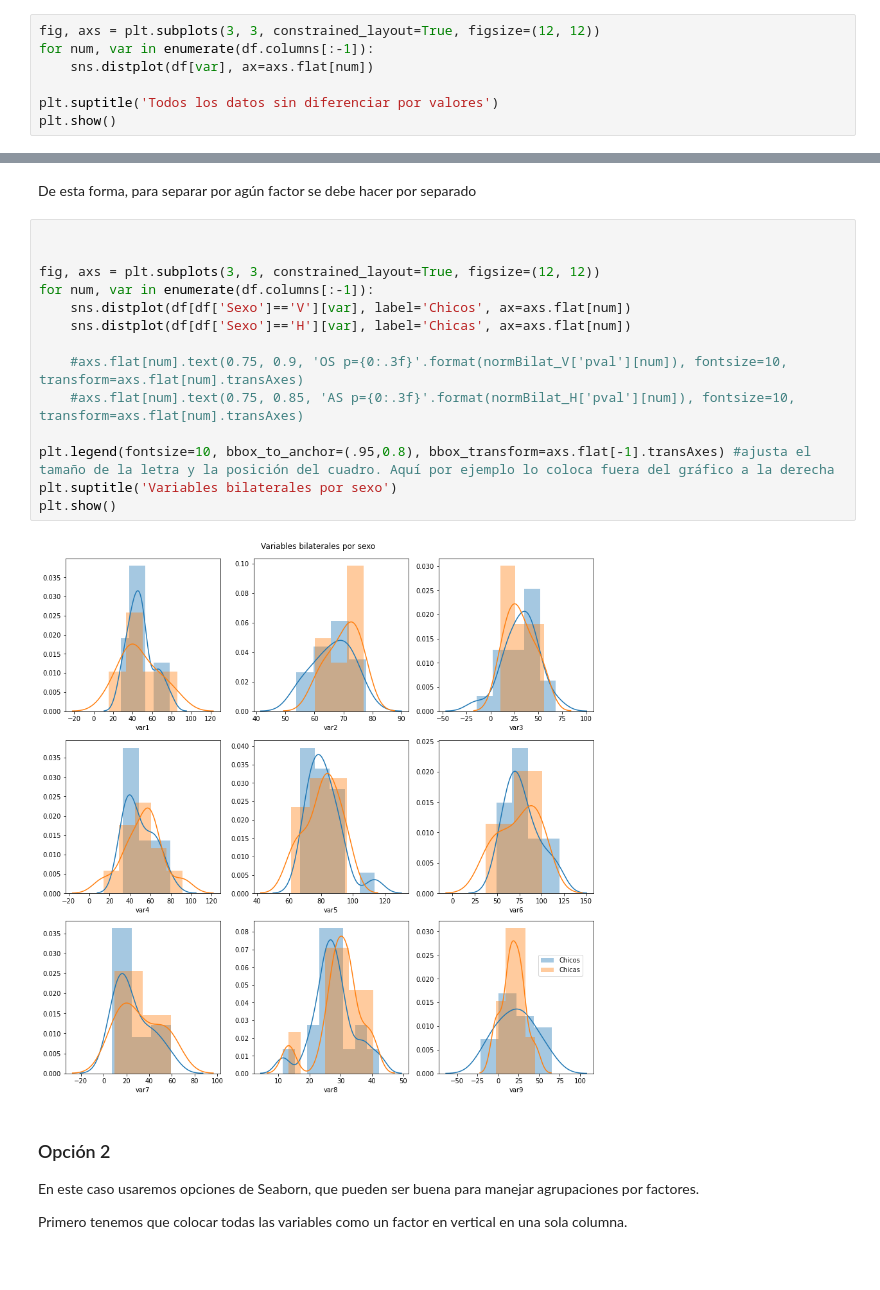
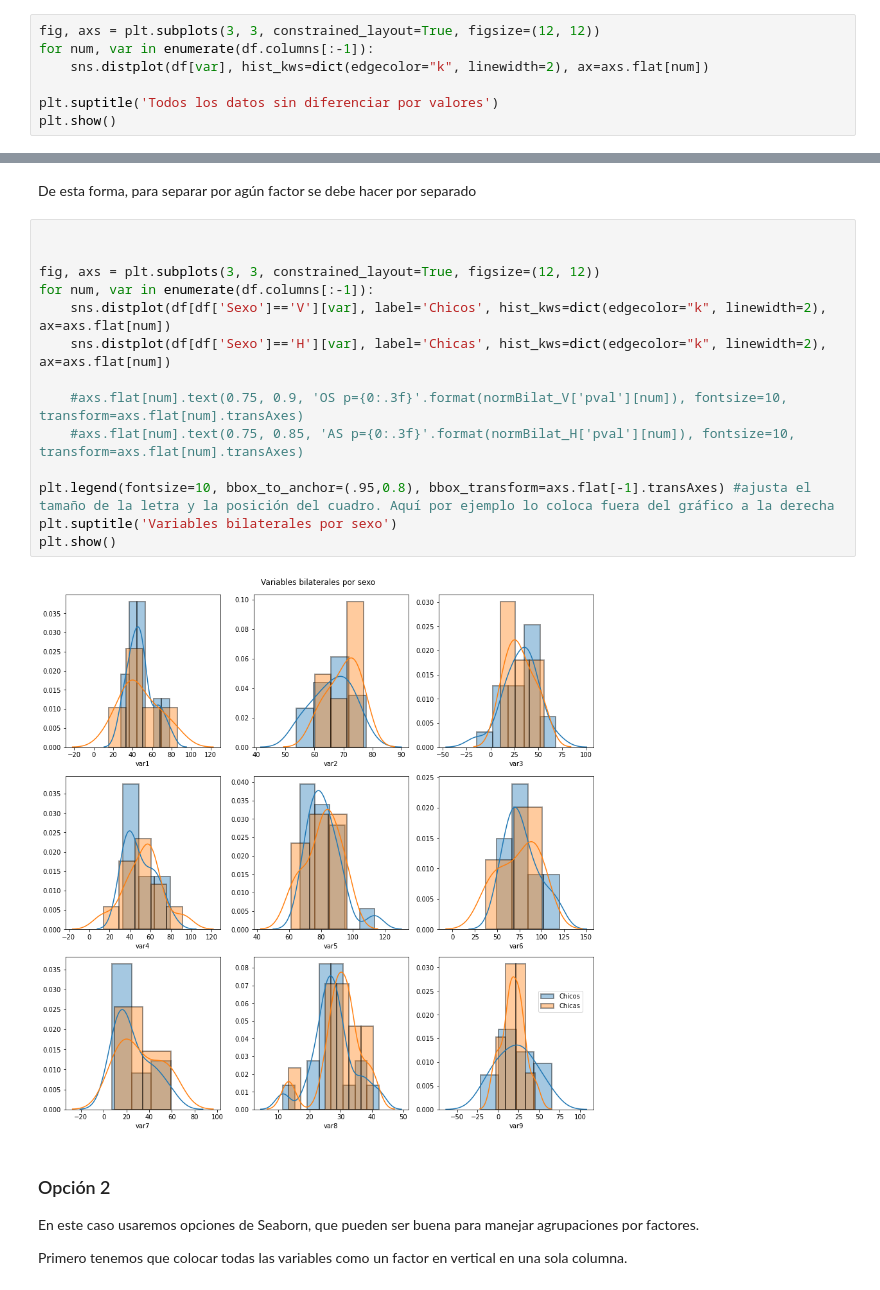
Before and after one commit to joselvira/BiomecanicaPython, a Jupyter notebook: Notebooks/Graficas_sofisticadas_especificas.ipynb, the cells around one changed output, grey strips where cells are left out. Saved outputs shown, nothing was run; the diff lists cells and outputs as text.

```diff
--- a/Notebooks/Graficas_sofisticadas_especificas.ipynb
+++ b/Notebooks/Graficas_sofisticadas_especificas.ipynb
@@ -162,7 +162,7 @@ Consiste en crear un subplot e ir metiendo en cada uno un histograma hecho con S
 # %%
 fig, axs = plt.subplots(3, 3, constrained_layout=True, figsize=(12, 12))
 for num, var in enumerate(df.columns[:-1]):
-    sns.distplot(df[var], ax=axs.flat[num])
+    sns.distplot(df[var], hist_kws=dict(edgecolor="k", linewidth=2), ax=axs.flat[num])
 
 plt.suptitle('Todos los datos sin diferenciar por valores')
 plt.show()
@@ -173,19 +173,19 @@ De esta forma, para separar por agún factor se debe hacer por separado
 # %%
 
 
 fig, axs = plt.subplots(3, 3, constrained_layout=True, figsize=(12, 12))
 for num, var in enumerate(df.columns[:-1]):
-    sns.distplot(df[df['Sexo']=='V'][var], label='Chicos', ax=axs.flat[num])
-    sns.distplot(df[df['Sexo']=='H'][var], label='Chicas', ax=axs.flat[num])
+    sns.distplot(df[df['Sexo']=='V'][var], label='Chicos', hist_kws=dict(edgecolor="k", linewidth=2), ax=axs.flat[num])
+    sns.distplot(df[df['Sexo']=='H'][var], label='Chicas', hist_kws=dict(edgecolor="k", linewidth=2), ax=axs.flat[num])
 
     #axs.flat[num].text(0.75, 0.9, 'OS p={0:.3f}'.format(normBilat_V['pval'][num]), fontsize=10, transform=axs.flat[num].transAxes)
     #axs.flat[num].text(0.75, 0.85, 'AS p={0:.3f}'.format(normBilat_H['pval'][num]), fontsize=10, transform=axs.flat[num].transAxes)
 
 plt.legend(fontsize=10, bbox_to_anchor=(.95,0.8), bbox_transform=axs.flat[-1].transAxes) #ajusta el tamaño de la letra y la posición del cuadro. Aquí por ejemplo lo coloca fuera del gráfico a la derecha
 plt.suptitle('Variables bilaterales por sexo')
 plt.show()
 # %% [output]
-[figure, old version]
+[figure, new version]
 # %% [markdown]
 ### Opción 2
 
```
Also changed, not shown: parts of 1 cell of this notebook.
